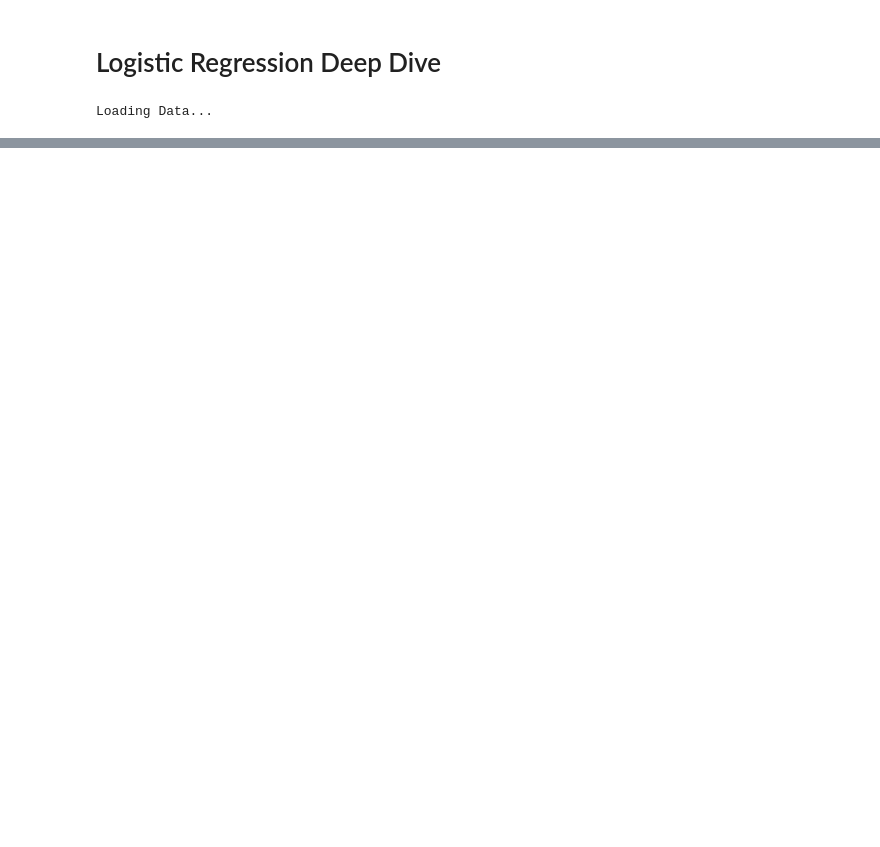
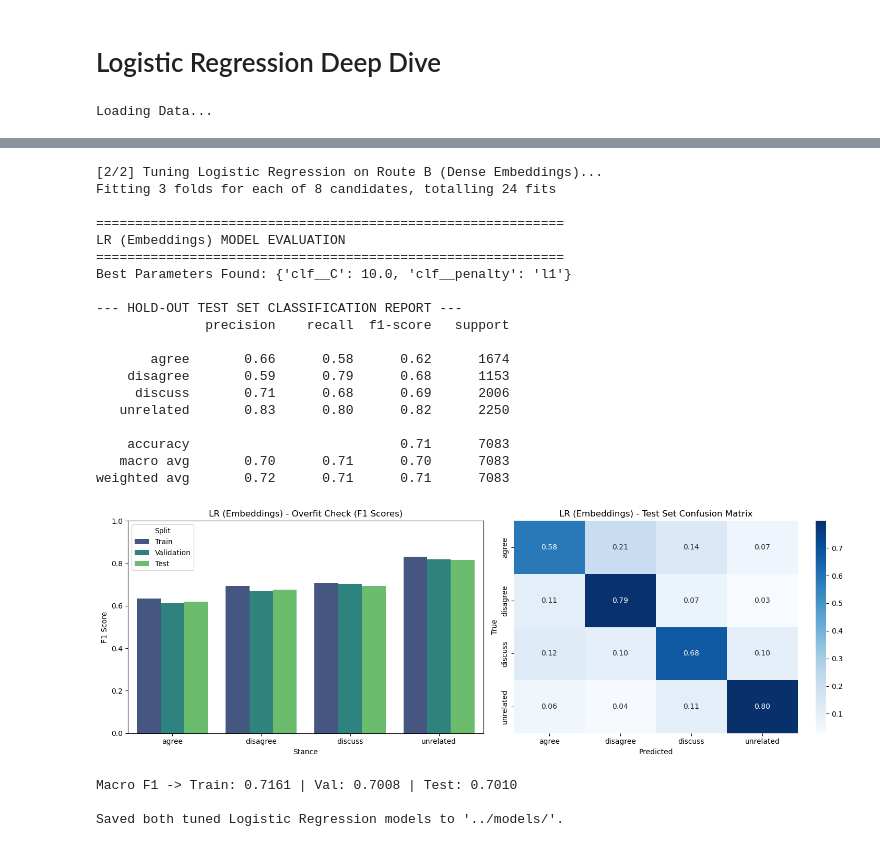
Before and after one commit to bdk-333/Fake-News-Detection-Using-Stance-Detection, a Jupyter notebook: notebooks/05.1_Logistic_Regression.ipynb, the cells around one changed output, grey strips where cells are left out. Saved outputs shown, nothing was run; the diff lists cells and outputs as text; code cells hidden in the pictures; blank space fills up the shorter version.

```diff
--- a/notebooks/05.1_Logistic_Regression.ipynb
+++ b/notebooks/05.1_Logistic_Regression.ipynb
@@ -122,17 +142,41 @@ KeyboardInterrupt:
 # %%
 # ==========================================
 # ROUTE B: DENSE EMBEDDINGS
 # ==========================================
 print("\n[2/2] Tuning Logistic Regression on Route B (Dense Embeddings)...")
 grid_lr_embed = GridSearchCV(lr_pipeline, param_grid_lr, cv=3, scoring='f1_macro', n_jobs=-1, verbose=1)
 grid_lr_embed.fit(X_train_embed, y_train)
 
 # Evaluate
 evaluate_tuned_model(grid_lr_embed, X_train_embed, y_train, X_val_embed, y_val, X_test_embed, y_test, title_prefix="LR (Embeddings)")
 
 # Save Model
 import os
-os.makedirs('../data/models', exist_ok=True)
-joblib.dump(grid_lr_embed.best_estimator_, '../data/models/LR_best_embeddings.pkl')
+os.makedirs('../models', exist_ok=True)
+joblib.dump(grid_lr_embed.best_estimator_, '../models/LR_best_embeddings.pkl')
 
-print("\nSaved both tuned Logistic Regression models to '../data/models/'.")
+print("\nSaved both tuned Logistic Regression models to '../models/'.")
+# %% [output]
+[2/2] Tuning Logistic Regression on Route B (Dense Embeddings)...
+Fitting 3 folds for each of 8 candidates, totalling 24 fits
+
+============================================================
+LR (Embeddings) MODEL EVALUATION
+============================================================
+Best Parameters Found: {'clf__C': 10.0, 'clf__penalty': 'l1'}
+
+--- HOLD-OUT TEST SET CLASSIFICATION REPORT ---
+              precision    recall  f1-score   support
+
+       agree       0.66      0.58      0.62      1674
+    disagree       0.59      0.79      0.68      1153
+     discuss       0.71      0.68      0.69      2006
+   unrelated       0.83      0.80      0.82      2250
+
+    accuracy                           0.71      7083
+   macro avg       0.70      0.71      0.70      7083
+weighted avg       0.72      0.71      0.71      7083
+[figure, added]
+Macro F1 -> Train: 0.7161 | Val: 0.7008 | Test: 0.7010
+
+Saved both tuned Logistic Regression models to '../models/'.
```
Also changed, not shown: parts of 2 cells of this notebook, 5 other files.
